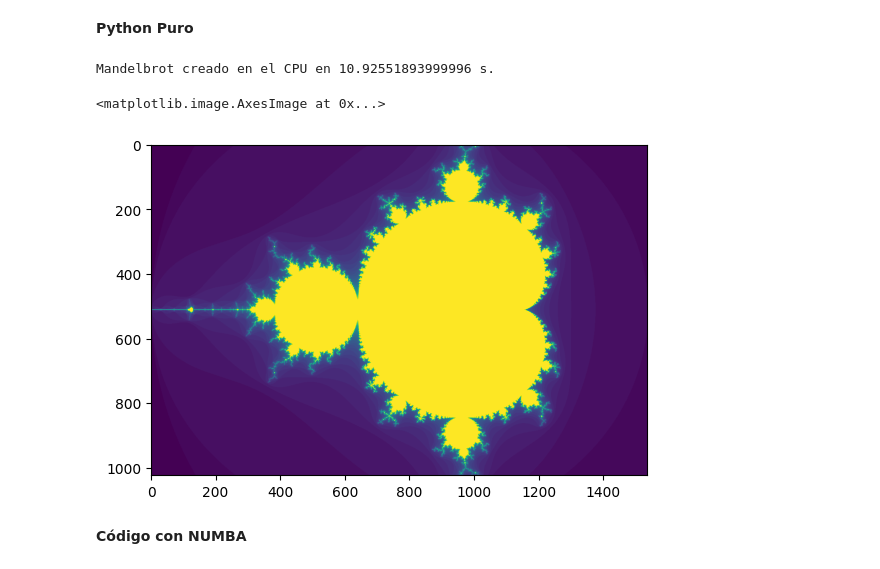
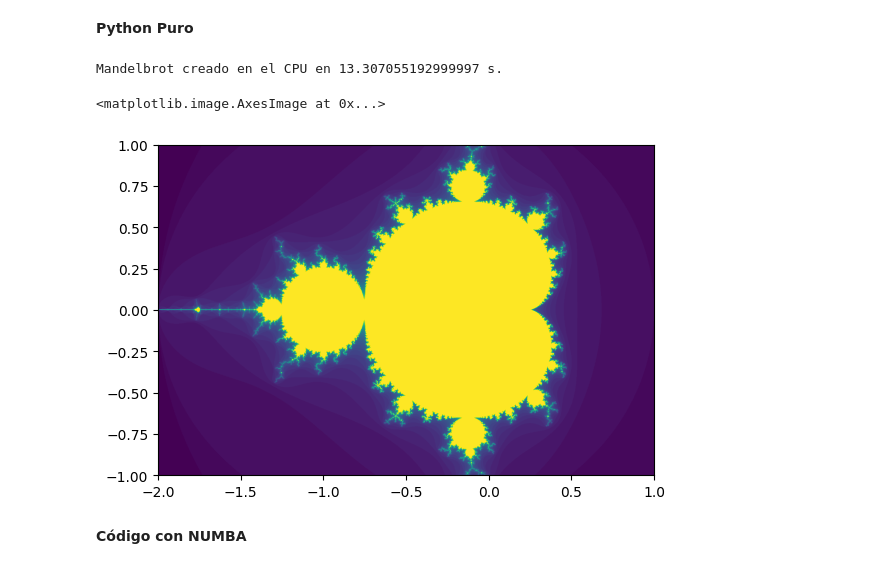
Before and after one commit to jugernaut/MACTI-manejodatos, a Jupyter notebook: Simulacion/FractalesCUDA.ipynb, the cells around one changed output. Saved outputs shown, nothing was run; the diff lists cells and outputs as text; code cells hidden in the pictures.

```diff
--- a/Simulacion/FractalesCUDA.ipynb
+++ b/Simulacion/FractalesCUDA.ipynb
@@ -154,10 +154,38 @@ from timeit import default_timer as timer
 # %%
 # color function for point at (x, y)
 def mandel(x, y, max_iters):
     c = complex(x, y)
     z = 0.0j
     for i in range(max_iters):
         z = z*z + c
         if z.real*z.real + z.imag*z.imag >= 4:
             return i
     return max_iters
+
+def create_fractal(xmin, xmax, ymin, ymax, image, iters):
+    height, width = image.shape
+
+    pixel_size_x = (xmax - xmin)/width
+    pixel_size_y = (ymax - ymin)/height
+
+    for x in range(width):
+        real = xmin + x*pixel_size_x
+        for y in range(height):
+            imag = ymin + y*pixel_size_y
+            color = mandel(real, imag, iters)
+            image[y, x]  = color
+
+gimage = np.zeros((1024, 1536), dtype=np.uint8)
+xmin, xmax, ymin, ymax = np.array([-2.0, 1.0, -1.0, 1.0]).astype('float32')
+iters = 50
+
+start = timer()
+create_fractal(xmin, xmax, ymin, ymax, gimage, iters)
+dt_py = timer() - start
+
+print(f"Mandelbrot creado en el CPU en {dt_py} s.")
+plt.imshow(gimage, cmap='viridis', extent=[-2, 1, -1, 1])
+# %% [output]
+Mandelbrot creado en el CPU en 13.307055192999997 s.
+<matplotlib.image.AxesImage at 0x...>
+[figure, added]
@@ -177,17 +192,2 @@ def create_fractal(xmin, xmax, ymin, ymax, image, iters):
-# %%
-gimage = np.zeros((1024, 1536), dtype=np.uint8)
-xmin, xmax, ymin, ymax = np.array([-2.0, 1.0, -1.0, 1.0]).astype('float32')
-iters = 50
-
-start = timer()
-create_fractal(xmin, xmax, ymin, ymax, gimage, iters)
-dt_py = timer() - start
-
-print(f"Mandelbrot creado en el CPU en {dt_py} s.")
-plt.imshow(gimage)
-# %% [output]
-Mandelbrot creado en el CPU en 10.92551893999996 s.
-<matplotlib.image.AxesImage at 0x...>
-[figure, removed]
 # %% [markdown]
 **Código con NUMBA**
```
Also changed, not shown: parts of 11 cells of this notebook.
